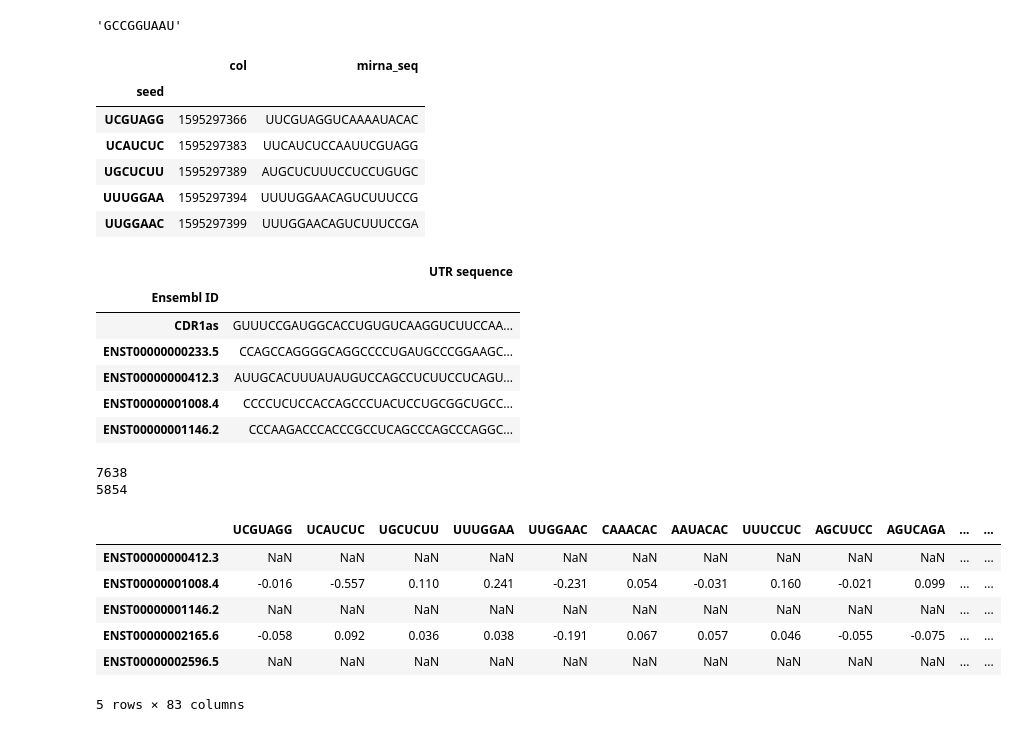
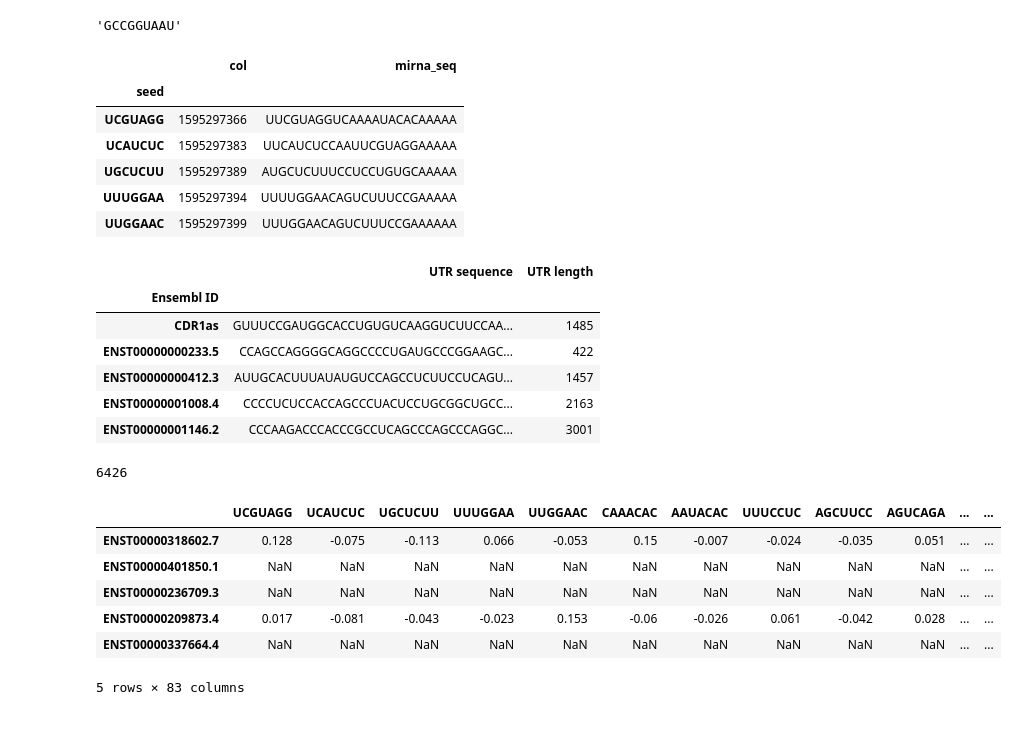
Before and after one commit to kslin/miRNA_models, a Jupyter notebook: Analysis.ipynb, the cells around one changed output. Drawn from its saved outputs; the diff is of its cells as text; code cells hidden in the pictures.

```diff
--- a/Analysis.ipynb
+++ b/Analysis.ipynb
@@ -584,67 +524,68 @@ GENE_INFO = GENE_INFO.groupby('Gene symbol').agg(lambda x:tuple(x))
 GENE_INFO.loc[:,'Isoform ratio'] = [float(max(x))/np.nansum(x) for x in GENE_INFO['3P-seq tags + 5']]
 GENE_INFO.loc[:,'Transcript ID'] = [x[y.index(1)] for (x,y) in zip(GENE_INFO['Transcript ID'],GENE_INFO['Representative transcript?'])]
 GENE_INFO = GENE_INFO[['Transcript ID','Isoform ratio']]
+GENE_INFO_TRANSCRIPT = GENE_INFO.reset_index().set_index('Transcript ID')
 
 SEED_INFO = pd.read_csv(SEED_FILE,sep='\t')
 SEED_DICT = {}
 for row in SEED_INFO.iterrows():
     SEED_DICT[row[1]['col']] = row[1]['seed']
 
-SEEDS = SEED_DICT.values()
+SEEDS = sorted(list(SEED_DICT.values()))
 
 SEQ_INFO = pd.read_csv(SEQ_FILE, sep='\t')
 SEQ_INFO['seed'] = [SEED_DICT[x] for x in SEQ_INFO['col']]
 SEQ_INFO = SEQ_INFO.set_index('seed')
+SEQ_INFO['mirna_seq'] = [(x + 'AAAAAAA')[:24] for x in SEQ_INFO['mirna_seq']]
 SEQ_INFO.head()
 # %% [output]
 |  | col | mirna_seq |
 | seed |  |  |
-| UCGUAGG | 1595297366 | UUCGUAGGUCAAAAUACAC |
-| UCAUCUC | 1595297383 | UUCAUCUCCAAUUCGUAGG |
-| UGCUCUU | 1595297389 | AUGCUCUUUCCUCCUGUGC |
-| UUUGGAA | 1595297394 | UUUUGGAACAGUCUUUCCG |
-| UUGGAAC | 1595297399 | UUUGGAACAGUCUUUCCGA |
+| UCGUAGG | 1595297366 | UUCGUAGGUCAAAAUACACAAAAA |
+| UCAUCUC | 1595297383 | UUCAUCUCCAAUUCGUAGGAAAAA |
+| UGCUCUU | 1595297389 | AUGCUCUUUCCUCCUGUGCAAAAA |
+| UUUGGAA | 1595297394 | UUUUGGAACAGUCUUUCCGAAAAA |
+| UUGGAAC | 1595297399 | UUUGGAACAGUCUUUCCGAAAAAA |
 # %%
 UTRS = pd.read_csv('../../05_TargetPrediction/targetscan_files/UTR_Sequences_Ensembl_Human.txt',
                    sep='\t', usecols=['Ensembl ID','UTR sequence']).set_index('Ensembl ID')
 UTRS['UTR sequence'] = [x.replace('-','').upper().replace('T','U') for x in UTRS['UTR sequence']]
-# UTRS['UTR length'] = [len(x) for x in UTRS['UTR sequence']]
+UTRS['UTR length'] = [len(x) for x in UTRS['UTR sequence']]
 UTRS.head()
 # %% [output]
-|  | UTR sequence |
-| Ensembl ID |  |
-| CDR1as | GUUUCCGAUGGCACCUGUGUCAAGGUCUUCCAA... |
-| ENST00000000233.5 | CCAGCCAGGGGCAGGCCCCUGAUGCCCGGAAGC... |
-| ENST00000000412.3 | AUUGCACUUUAUAUGUCCAGCCUCUUCCUCAGU... |
-| ENST00000001008.4 | CCCCUCUCCACCAGCCCUACUCCUGCGGCUGCC... |
-| ENST00000001146.2 | CCCAAGACCCACCCGCCUCAGCCCAGCCCAGGC... |
+|  | UTR sequence | UTR length |
+| Ensembl ID |  |  |
+| CDR1as | GUUUCCGAUGGCACCUGUGUCAAGGUCUUCCAA... | 1485 |
+| ENST00000000233.5 | CCAGCCAGGGGCAGGCCCCUGAUGCCCGGAAGC... | 422 |
+| ENST00000000412.3 | AUUGCACUUUAUAUGUCCAGCCUCUUCCUCAGU... | 1457 |
+| ENST00000001008.4 | CCCCUCUCCACCAGCCCUACUCCUGCGGCUGCC... | 2163 |
+| ENST00000001146.2 | CCCAAGACCCACCCGCCUCAGCCCAGCCCAGGC... | 3001 |
 # %%
 logFCs1 = pd.read_csv(LOGFC_FILE1)
 logFCs1 = logFCs1[logFCs1['Used in training'] == 'yes']
 logFCs1['Transcript ID'] = list(GENE_INFO.loc[logFCs1['Gene symbol']]['Transcript ID'])
 logFCs1 = logFCs1.drop(['Used in training','RefSeq ID','Gene symbol'],1).dropna(subset=['Transcript ID'])
 logFCs1 = logFCs1.drop_duplicates(subset=['Transcript ID']).set_index('Transcript ID')
 logFCs1.columns = [SEED_DICT[x] if x in SEED_DICT else x for x in logFCs1.columns]
 
 logFCs2 = pd.read_csv(LOGFC_FILE2)
 logFCs2['Transcript ID'] = list(GENE_INFO.loc[logFCs2['Gene symbol']]['Transcript ID'])
-logFCs2 = logFCs2.drop(['RefSeq ID'],1).dropna(subset=['Transcript ID'])
+logFCs2 = logFCs2.drop(['RefSeq ID','Gene symbol'],1).dropna(subset=['Transcript ID'])
 logFCs2 = logFCs2.drop_duplicates(subset=['Transcript ID']).set_index('Transcript ID')
 logFCs2.columns = [SEED_DICT[x] if x in SEED_DICT else x for x in logFCs2.columns]
 
-logFCs = pd.concat([logFCs1,logFCs2],axis=1,join='outer').dropna(subset=['Gene symbol'])
-logFCs['Isoform ratio'] = list(GENE_INFO.loc[logFCs['Gene symbol']]['Isoform ratio'])
-print(len(logFCs))
+logFCs = pd.concat([logFCs1,logFCs2],axis=1,join='outer')
+logFCs = pd.concat([logFCs, GENE_INFO_TRANSCRIPT], axis=1, join='inner')
+
 logFCs = logFCs[logFCs['Isoform ratio'] > 0.9]
 print(len(logFCs))
 logFCs.head()
 # %% [output]
-7638
-5854
+6426
 |  | UCGUAGG | UCAUCUC | UGCUCUU | UUUGGAA | UUGGAAC | CAAACAC | AAUACAC | UUUCCUC | AGCUUCC | AGUCAGA | ... | ... |
-| ENST00000000412.3 | NaN | NaN | NaN | NaN | NaN | NaN | NaN | NaN | NaN | NaN | ... | ... |
-| ENST00000001008.4 | -0.016 | -0.557 | 0.110 | 0.241 | -0.231 | 0.054 | -0.031 | 0.160 | -0.021 | 0.099 | ... | ... |
-| ENST00000001146.2 | NaN | NaN | NaN | NaN | NaN | NaN | NaN | NaN | NaN | NaN | ... | ... |
-| ENST00000002165.6 | -0.058 | 0.092 | 0.036 | 0.038 | -0.191 | 0.067 | 0.057 | 0.046 | -0.055 | -0.075 | ... | ... |
-| ENST00000002596.5 | NaN | NaN | NaN | NaN | NaN | NaN | NaN | NaN | NaN | NaN | ... | ... |
+| ENST00000318602.7 | 0.128 | -0.075 | -0.113 | 0.066 | -0.053 | 0.15 | -0.007 | -0.024 | -0.035 | 0.051 | ... | ... |
+| ENST00000401850.1 | NaN | NaN | NaN | NaN | NaN | NaN | NaN | NaN | NaN | NaN | ... | ... |
+| ENST00000236709.3 | NaN | NaN | NaN | NaN | NaN | NaN | NaN | NaN | NaN | NaN | ... | ... |
+| ENST00000209873.4 | 0.017 | -0.081 | -0.043 | -0.023 | 0.153 | -0.06 | -0.026 | 0.061 | -0.042 | 0.028 | ... | ... |
+| ENST00000337664.4 | NaN | NaN | NaN | NaN | NaN | NaN | NaN | NaN | NaN | NaN | ... | ... |
 5 rows × 83 columns
```
Also changed, not shown: parts of 22 cells of this notebook.
